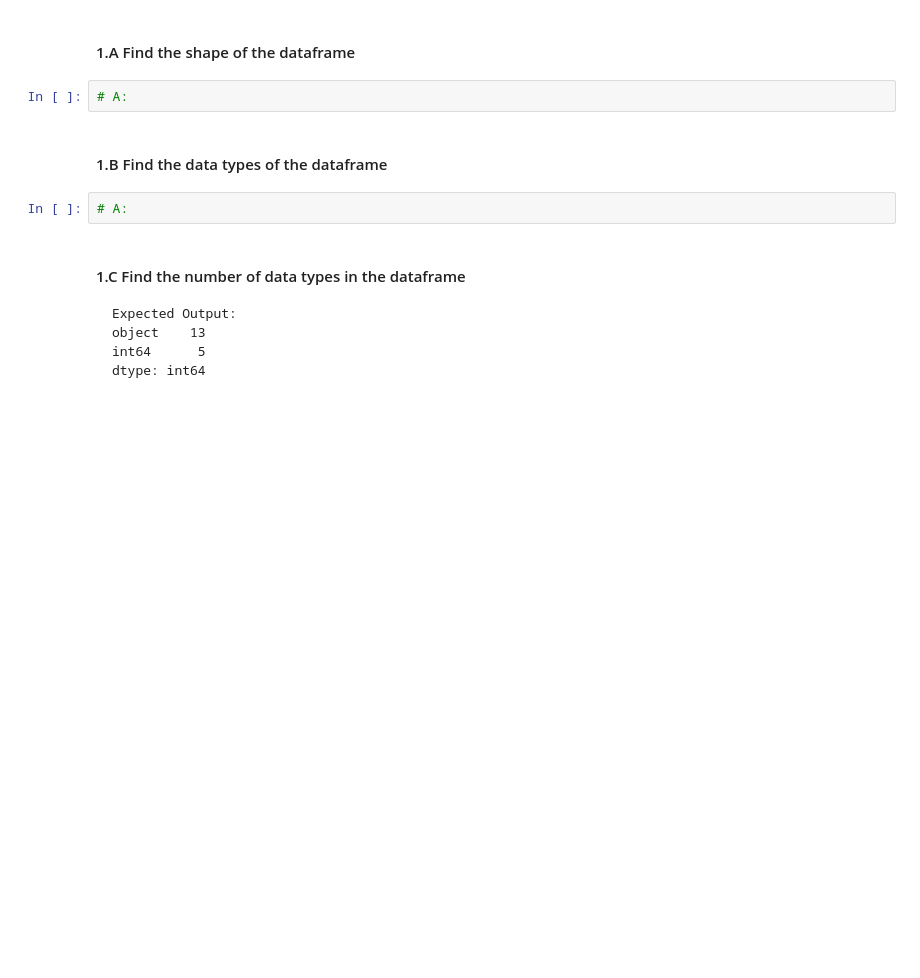
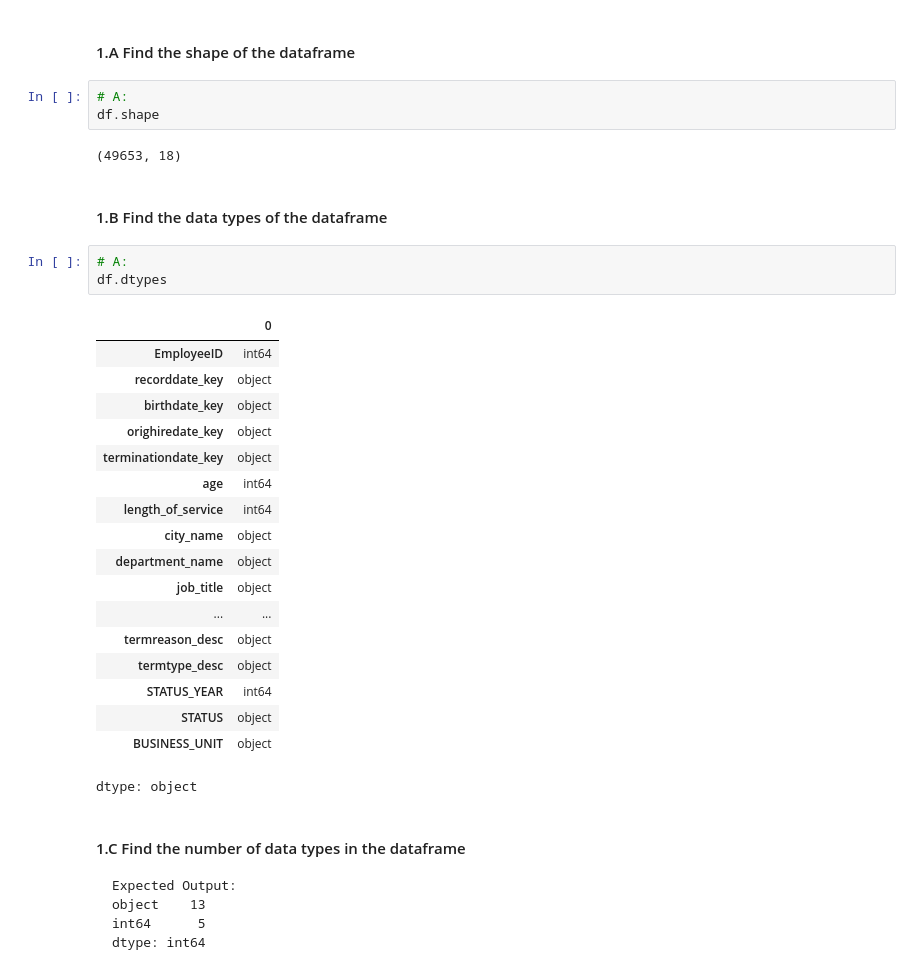
Before and after one commit to sameerhingoro/IOD, a Jupyter notebook: IOD_Lab_1_1_3_Pandas.ipynb, the cells around one changed output. Drawn from its saved outputs; the diff is of its cells as text; blank space fills up the shorter version.

```diff
--- a/IOD_Lab_1_1_3_Pandas.ipynb
+++ b/IOD_Lab_1_1_3_Pandas.ipynb
@@ -91,10 +91,33 @@ array([[1318, '12/31/2006 0:00', '1/3/1954', ..., 2006, 'ACTIVE',
 #### 1.A Find the shape of the dataframe
 # %%
 # A:
+df.shape
+# %% [output]
+(49653, 18)
 # %% [markdown]
 #### 1.B Find the data types of the dataframe
 # %%
 # A:
+df.dtypes
+# %% [output]
+|  | 0 |
+| EmployeeID | int64 |
+| recorddate_key | object |
+| birthdate_key | object |
+| orighiredate_key | object |
+| terminationdate_key | object |
+| age | int64 |
+| length_of_service | int64 |
+| city_name | object |
+| department_name | object |
+| job_title | object |
+| ... | ... |
+| termreason_desc | object |
+| termtype_desc | object |
+| STATUS_YEAR | int64 |
+| STATUS | object |
+| BUSINESS_UNIT | object |
+dtype: object
 # %% [markdown]
 #### 1.C Find the number of data types in the dataframe
 
```
Also changed, not shown: parts of 2 cells of this notebook.
